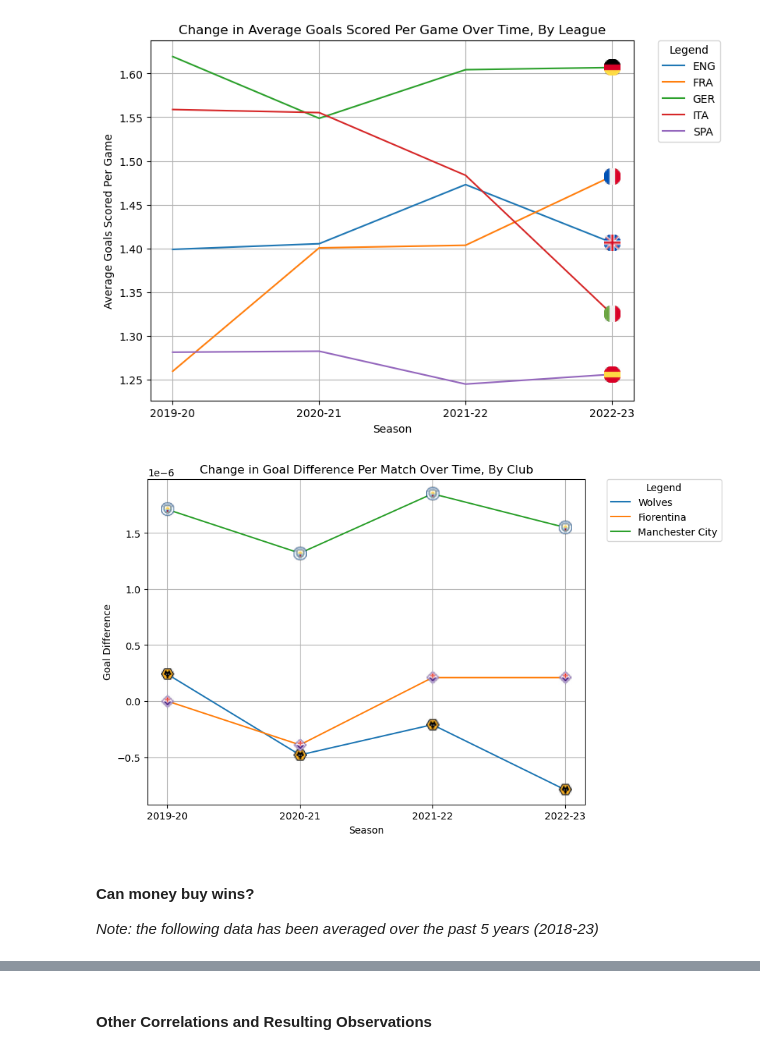
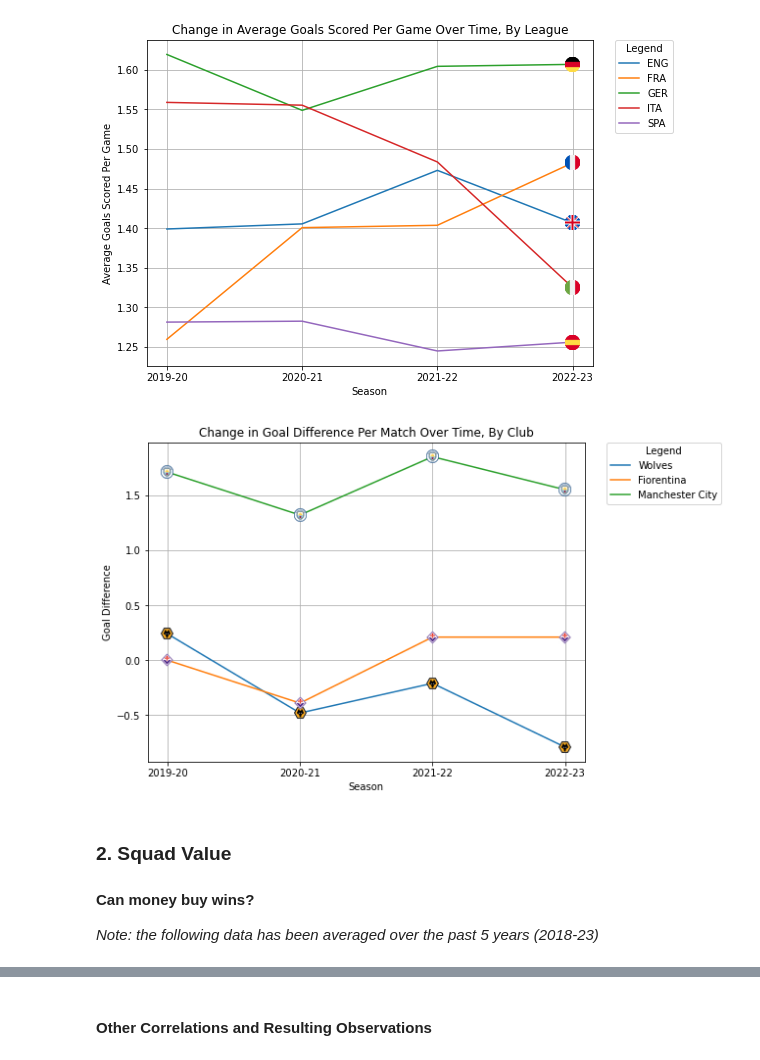
Before and after one commit to LEPK02/sc1015-assignment, a Jupyter notebook: exploratory_analysis.ipynb, the cells around one changed output, grey strips where cells are left out. Cells and saved outputs as stored; diff of their text form; code cells hidden in the pictures.

```diff
--- a/exploratory_analysis.ipynb
+++ b/exploratory_analysis.ipynb
@@ -22,5 +20,6 @@ pd.set_option('display.max_rows', None) # show all rows
 # %%
-teams_agg_df = pd.read_csv('./data/exploratory_analysis/eda.csv')
+# Use values aggregated by games; more games would lead to higher numbers but not necessarily better quality performances
+teams_agg_df = pd.read_csv('./data/exploratory_analysis/eda_same_season.csv')
 # %%
 def get_correlation(df, columns):
     '''Returns correlation between selected columns'''
@@ -91,7 +90,7 @@ def get_icon(type_: IconType, icon_name: str, scale: float = 0.1) -> Image:
 #     Find image
     img = Image.open(f"./data/{type_.value}/{icon_name}.png")
 #     Resize
-    ICON_CACHE[type_.name][f"{icon_name}_{scale}"] = img.resize((int(img.width*scale), int(img.height*scale)), Image.Resampling.LANCZOS)
+    ICON_CACHE[type_.name][f"{icon_name}_{scale}"] = img.resize((int(img.width*scale), int(img.height*scale)))
     return ICON_CACHE[type_.name][f"{icon_name}_{scale}"]
 
 def get_country_icon(country_name: str, scale: float = 0.02) -> Image:
@@ -179,7 +178,7 @@ def plot_grouped_line_graph(type_: GROUPBY_TYPE, col, agg_func=np.mean, transfor
         loc='upper left',
         borderaxespad=0
     )
-    plt.gca().set_xticks(range(start_years[0], start_years[-1]+1))
+    plt.gca().set_xticks(start_years)
     plt.gca().set_xticklabels(labels=[f"{x}-{x+1-2000}" for x in start_years])
     plt.grid(True)
 
@@ -459,17 +595,18 @@ plt.xlabel("Season")
 plt.ylabel("Average Goals Scored Per Game")
 plt.show()
 # %% [output]
-[figure, old version]
+[figure, new version]
 # %%
-plot_club_line_graph("gd_per90", transform_col_func=lambda x: x/pow(10,6))
+plot_club_line_graph("gd_per90")
 
 plt.title("Change in Goal Difference Per Match Over Time, By Club")
 plt.xlabel("Season")
 plt.ylabel("Goal Difference")
 plt.show()
 # %% [output]
-[figure, old version]
+[figure, new version]
 # %% [markdown]
+### 2. Squad Value
 #### Can money buy wins?
 <i>Note: the following data has been averaged over the past 5 years (2018-23)</i>
 # %%
```
Also changed, not shown: parts of 35 cells of this notebook, 6 other files.
